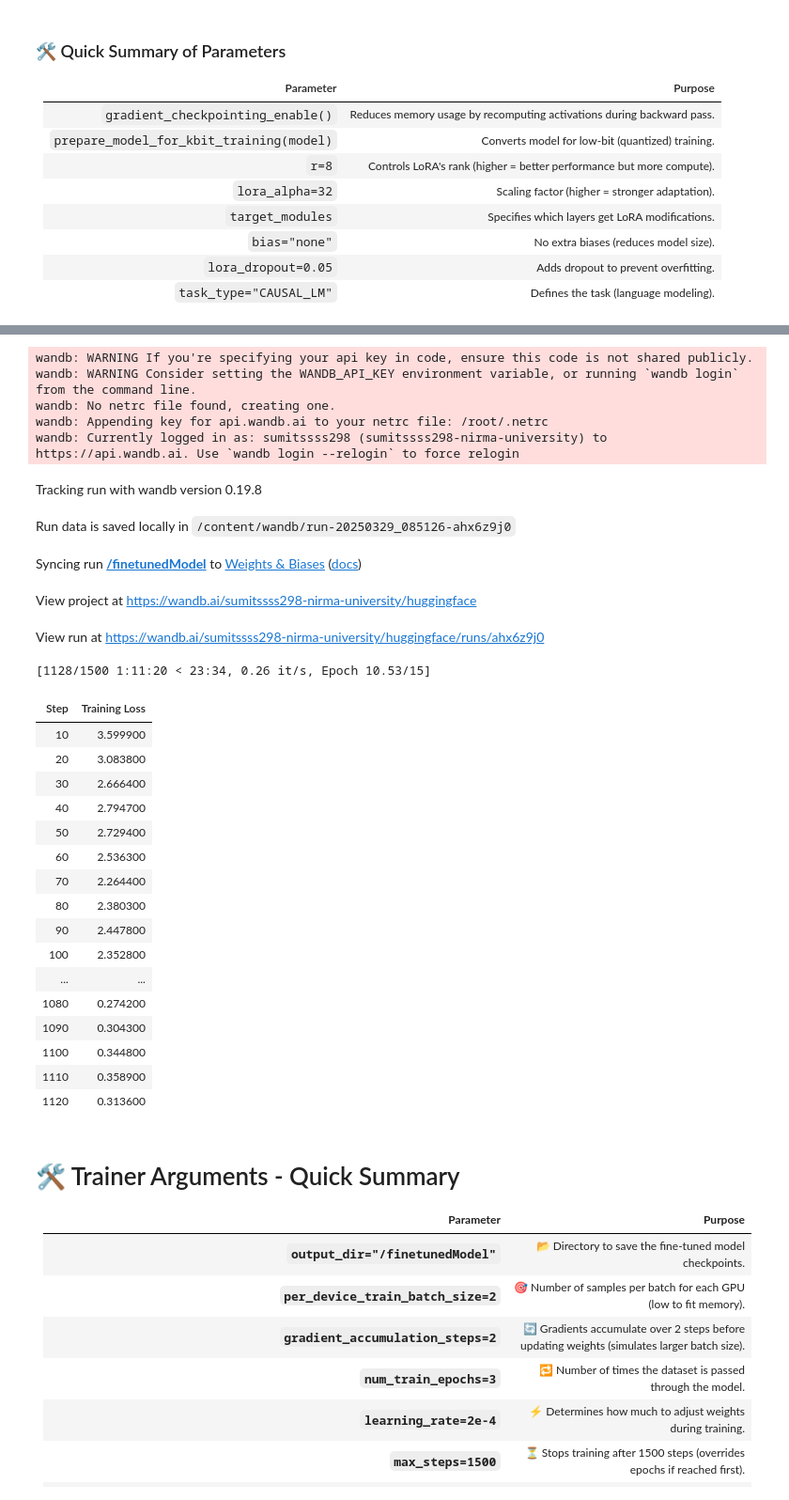
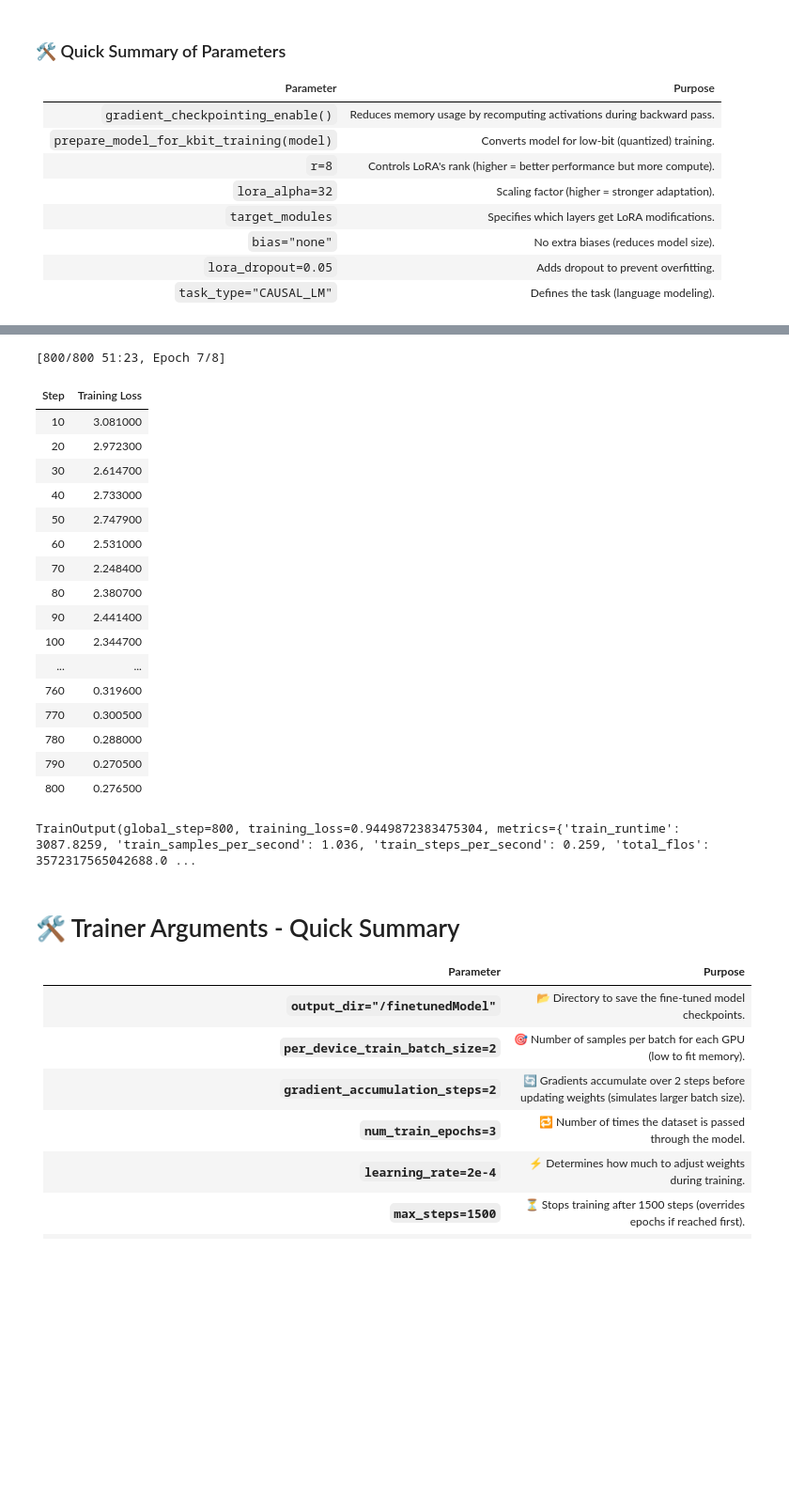
Before and after one commit to sumit298/ML-Journal, a Jupyter notebook: Llama_2_7b_chat_hf_finetuning.ipynb, the cells around one changed output, grey strips where cells are left out. Shown at 94% size. Cells and saved outputs as stored; diff of their text form; code cells hidden in the pictures; blank space fills up the shorter version.

```diff
--- a/Llama_2_7b_chat_hf_finetuning.ipynb
+++ b/Llama_2_7b_chat_hf_finetuning.ipynb
@@ -269,7 +278,7 @@ trainer = transformers.Trainer(
         gradient_accumulation_steps=2,  # Accumulate gradients over 2 steps before updating model
         num_train_epochs=3,  # Number of full passes through the dataset
         learning_rate=2e-4,  # Learning rate for the optimizer
-        max_steps=1000,  # Maximum number of training steps (overrides num_train_epochs if reached earlier)
+        max_steps=800,  # Maximum number of training steps (overrides num_train_epochs if reached earlier)
         bf16=False,  # Use Brain Floating Point 16 (set to False if not supported)
         optim="paged_adamw_8bit",  # Optimizer type (8-bit AdamW to save memory)
         logging_dir="./log",  # Directory to store training logs
@@ -296,31 +302,22 @@ wandb: Using wandb-core as the SDK backend.  Please refer to https://wandb.me/wa
-wandb: WARNING If you're specifying your api key in code, ensure this code is not shared publicly.
-wandb: WARNING Consider setting the WANDB_API_KEY environment variable, or running `wandb login` from the command line.
-wandb: No netrc file found, creating one.
-wandb: Appending key for api.wandb.ai to your netrc file: /root/.netrc
-wandb: Currently logged in as: sumitssss298 (sumitssss298-nirma-university) to https://api.wandb.ai. Use `wandb login --relogin` to force relogin
+[800/800 51:23, Epoch 7/8]
-Tracking run with wandb version 0.19.8
-Run data is saved locally in /content/wandb/run-20250329_085126-ahx6z9j0
-Syncing run /finetunedModel to Weights & Biases (docs)
-View project at https://wandb.ai/sumitssss298-nirma-university/huggingface
-View run at https://wandb.ai/sumitssss298-nirma-university/huggingface/runs/ahx6z9j0
+| Step | Training Loss |
+| 10 | 3.081000 |
+| 20 | 2.972300 |
+| 30 | 2.614700 |
+| 40 | 2.733000 |
+| 50 | 2.747900 |
+| 60 | 2.531000 |
+| 70 | 2.248400 |
+| 80 | 2.380700 |
+| 90 | 2.441400 |
+| 100 | 2.344700 |
+| ... | ... |
+| 760 | 0.319600 |
+| 770 | 0.300500 |
+| 780 | 0.288000 |
+| 790 | 0.270500 |
+| 800 | 0.276500 |
-[1128/1500 1:11:20 < 23:34, 0.26 it/s, Epoch 10.53/15]
+TrainOutput(global_step=800, training_loss=0.9449872383475304, metrics={'train_runtime': 3087.8259, 'train_samples_per_second': 1.036, 'train_steps_per_second': 0.259, 'total_flos': 3572317565042688.0 ...
-| Step | Training Loss |
-| 10 | 3.599900 |
-| 20 | 3.083800 |
-| 30 | 2.666400 |
-| 40 | 2.794700 |
-| 50 | 2.729400 |
-| 60 | 2.536300 |
-| 70 | 2.264400 |
-| 80 | 2.380300 |
-| 90 | 2.447800 |
-| 100 | 2.352800 |
-| ... | ... |
-| 1080 | 0.274200 |
-| 1090 | 0.304300 |
-| 1100 | 0.344800 |
-| 1110 | 0.358900 |
-| 1120 | 0.313600 |
 # %% [markdown]
 # 🛠️ Trainer Arguments - Quick Summary
 
```
Also changed, not shown: parts of 9 cells of this notebook.
